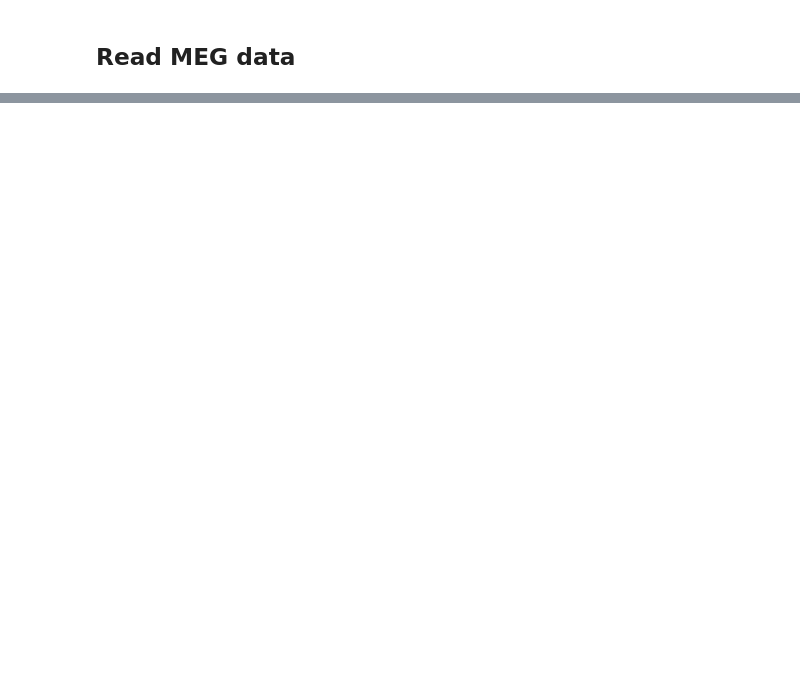
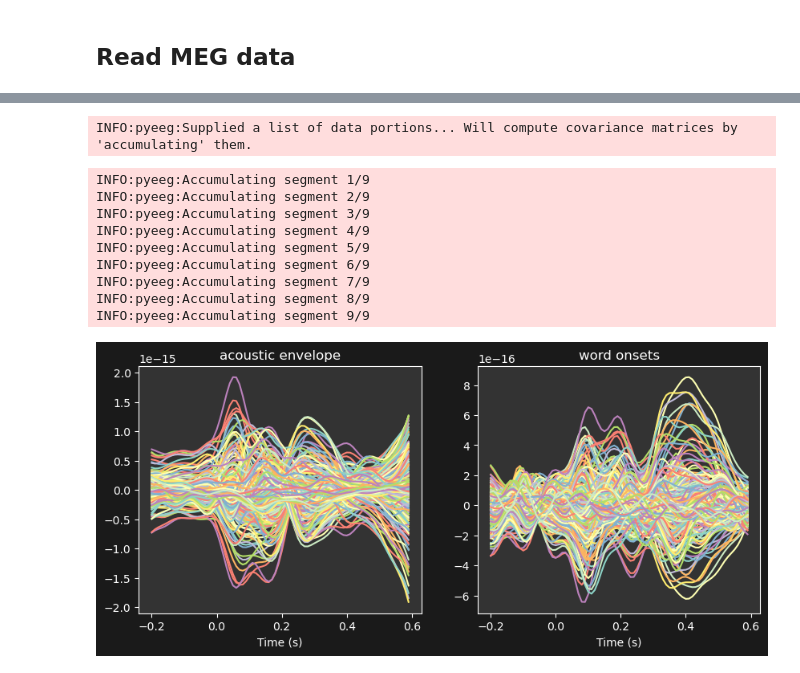
Before and after one commit to CNSP-Workshop/CNSP25_tutorial_HWeissbart, a Jupyter notebook: notebooks/part_2.ipynb, the cells around one changed output, grey strips where cells are left out. Saved outputs shown, nothing was run; the diff lists cells and outputs as text; code cells hidden in the pictures; blank space fills up the shorter version.

```diff
--- a/notebooks/part_2.ipynb
+++ b/notebooks/part_2.ipynb
@@ -199,6 +220,8 @@ import numpy as np
 # %%
-raw = mne.io.read_raw('../data/sub-001/audioBook-filtered-ICAed-raw.fif', preload=True)
-raw = raw.pick_types(meg=True, ref_meg=False)
+raw = mne.io.read_raw(f'../data/{subject}/audioBook-filtered-ICAed-raw.fif', preload=True)
+raw = raw.pick(mne.channels.channels._picks_to_idx(raw.info, 'meg', with_ref_meg=False))
+# raw = raw.pick(meg=True, ref_meg=False)
+raw = raw.resample(100)
 print(raw._data.shape)
 # %% [output]
 Opening raw data file ../data/sub-001/audioBook-filtered-ICAed-raw.fif...
@@ -213,3 +234,0 @@ Removing 5 compensators from info because not all compensation channels were pic
-# %%
-def normalize_complex(sig):
-    return sig/np.abs(sig)
@@ -267,0 +320,13 @@ del raw, amp_data, phase_data
+# %%
+fs = analytical.info['sfreq']
+onsets_per_story = get_story_sample_onsets(events)
+X = get_feature_signal(stories=storynames[:9])
+
+def get_meg_list_per_story(story_onsets: dict, feat_list: List[NDArray], fs=100) -> List[NDArray]:
+    Y = []
+    for k, s in enumerate(storynames[:len(feat_list)]):
+        tstart = story_onsets[s]
+        start_sample = int(np.round(tstart * fs))
+        end_sample = start_sample + len(feat_list[k])
+        Y.append(analytical._data.T[start_sample:end_sample]) # Sample first
+    return Y
@@ -267,0 +337,2 @@ del raw, amp_data, phase_data
+# %%
+Y = get_meg_list_per_story(onsets_per_story, X)
@@ -267,0 +345,20 @@ del raw, amp_data, phase_data
+# %%
+trf = TRFEstimator(tmin=-0.2, tmax=0.6, srate=fs, alpha=1e6)
+trf.fit(X, Y,)
+fig = trf.plot(figsize=(10, 4));
+axes = fig.get_axes()
+for ax,f in zip(axes, ['acoustic envelope', 'word onsets']):
+    ax.set_title(f)
+    ax.set_xlabel('Time (s)')
+# %% [output]
+INFO:pyeeg:Supplied a list of data portions... Will compute covariance matrices by 'accumulating' them.
+INFO:pyeeg:Accumulating segment 1/9
+INFO:pyeeg:Accumulating segment 2/9
+INFO:pyeeg:Accumulating segment 3/9
+INFO:pyeeg:Accumulating segment 4/9
+INFO:pyeeg:Accumulating segment 5/9
+INFO:pyeeg:Accumulating segment 6/9
+INFO:pyeeg:Accumulating segment 7/9
+INFO:pyeeg:Accumulating segment 8/9
+INFO:pyeeg:Accumulating segment 9/9
+[figure, added]
```
Also changed, not shown: parts of 22 cells of this notebook, 2 other files.
